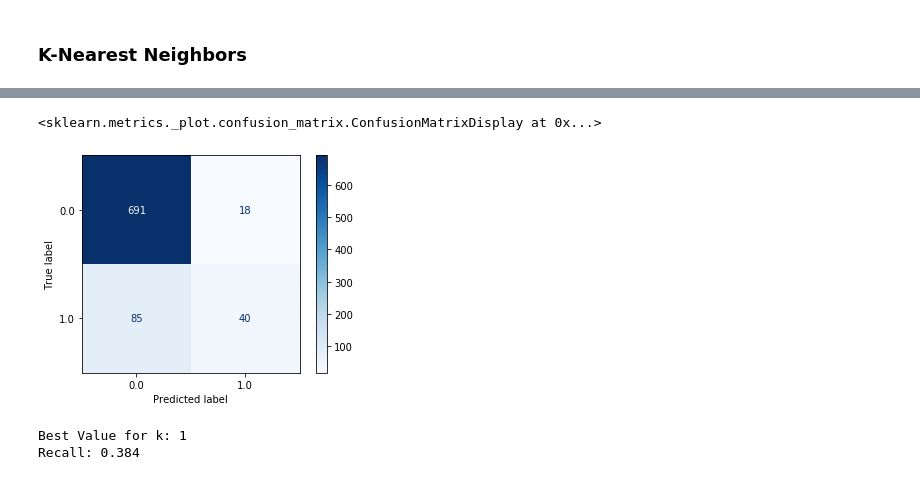
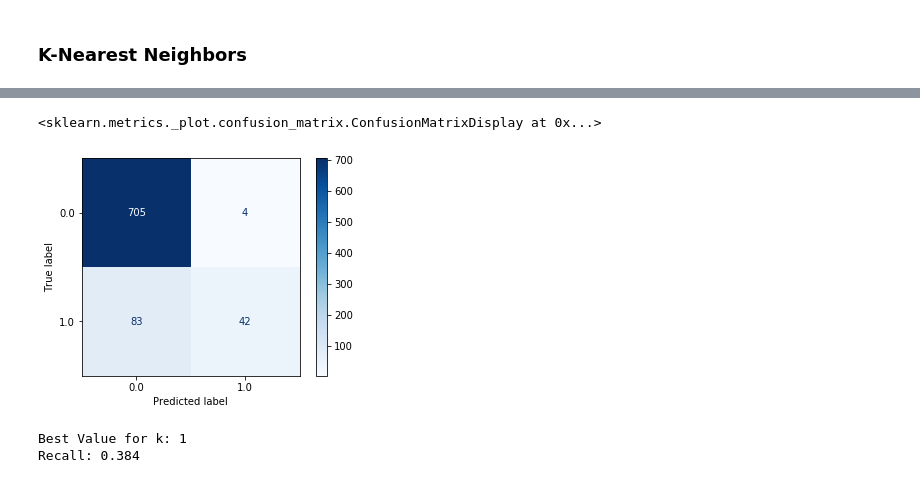
Before and after one commit to JonahFlateman/SyriaTel-Customer-Churn, a Jupyter notebook: notebook final.ipynb, the cells around one changed output, grey strips where cells are left out. Cells and saved outputs as stored; diff of their text form; code cells hidden in the pictures.

```diff
--- a/notebook final.ipynb
+++ b/notebook final.ipynb
@@ -497,5 +515,7 @@ Gradient Boosting works quite well here in precision and its recall is comparabl
 ### K-Nearest Neighbors
 # %%
 knn_clf = KNeighborsClassifier()
-knn_clf.fit(X_train, y_train)
+scaler = RobustScaler()
+pipeline = make_pipeline(scaler, knn_clf)
+pipeline.fit(X_train, y_train)
 # %% [output]
@@ -520,8 +541,8 @@ F1 Score: 0.4371584699453552
 # %%
-plot_confusion_matrix(knn_clf, X_test, y_test, cmap=plt.cm.Blues, values_format='.3g')
+plot_confusion_matrix(pipeline, X_test, y_test, cmap=plt.cm.Blues, values_format='.3g')
 # %% [output]
 <sklearn.metrics._plot.confusion_matrix.ConfusionMatrixDisplay at 0x...>
-[figure, old version]
+[figure, new version]
 # %%
 #Creating function to find best k value if helpful
 def find_best_k(X_train, y_train, X_test, y_test, min_k=1, max_k=25):
```
Also changed, not shown: parts of 28 cells of this notebook.
